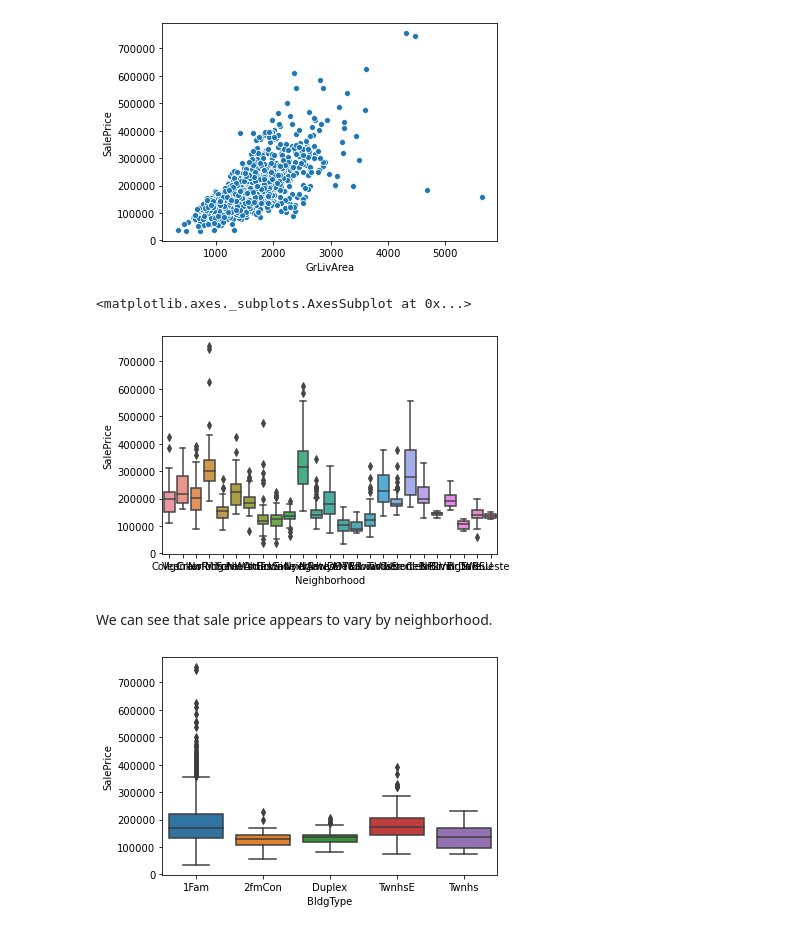
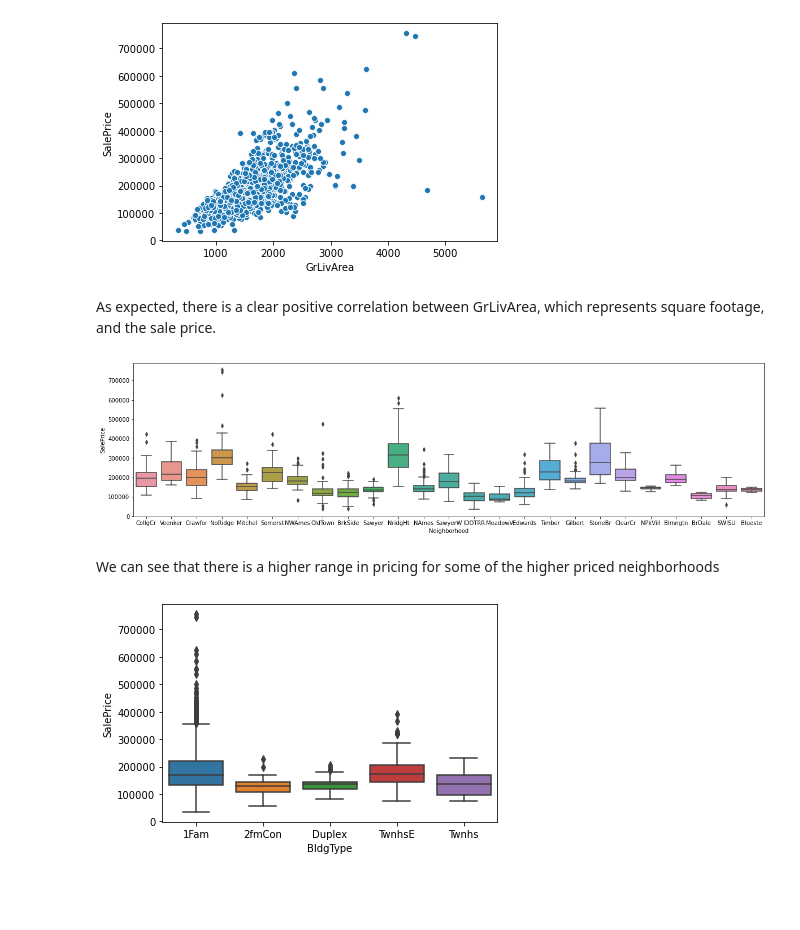
Before and after one commit to MLondon1027/Boston_Area_Real_Estate, a Jupyter notebook: Housing.ipynb, the cells around one changed output. Drawn from its saved outputs; the diff is of its cells as text; code cells hidden in the pictures; blank space fills up the shorter version.

```diff
--- a/Housing.ipynb
+++ b/Housing.ipynb
@@ -282,14 +266,0 @@ dummy_mean.score(X_test, y_test)
-# %%
-# Combine full and half bathrooms
-data['Total_Bathrooms'] = data['FullBath'] + data['HalfBath']*.5
-# %%
-# Drop full & half bathrooms
-data.drop(['FullBath'], axis=1, inplace=True)
-data.drop(['HalfBath'], axis=1, inplace=True)
-# %%
-# Combine basement full and half bathrooms
-data['Basement_Total_Bathrooms'] = data['BsmtFullBath'] + data['BsmtHalfBath']*.5
-# %%
-# Drop basement full & half bathrooms
-data.drop(['BsmtFullBath'], axis=1, inplace=True)
-data.drop(['BsmtHalfBath'], axis=1, inplace=True)
@@ -339,13 +290,15 @@ sns.boxplot(x='MoSold', y='SalePrice', data=data)
 sns.scatterplot(x='GrLivArea', y='SalePrice', data=data);
 # %% [output]
 [figure]
+# %% [markdown]
+As expected, there is a clear positive correlation between GrLivArea, which represents square footage, and the sale price.
 # %%
-sns.boxplot(x='Neighborhood', y='SalePrice', data=data)
+plt.figure(figsize=(20,5))
+sns.boxplot(x='Neighborhood', y='SalePrice', data=data);
 # %% [output]
-<matplotlib.axes._subplots.AxesSubplot at 0x...>
-[figure, old version]
+[figure, new version]
-# %% [markdown]
-We can see that sale price appears to vary by neighborhood.
+# %% [markdown]
+We can see that there is a higher range in pricing for some of the higher priced neighborhoods
 # %%
 sns.boxplot(x='BldgType', y='SalePrice', data=data);
 # %% [output]
```
Also changed, not shown: parts of 36 cells of this notebook.
